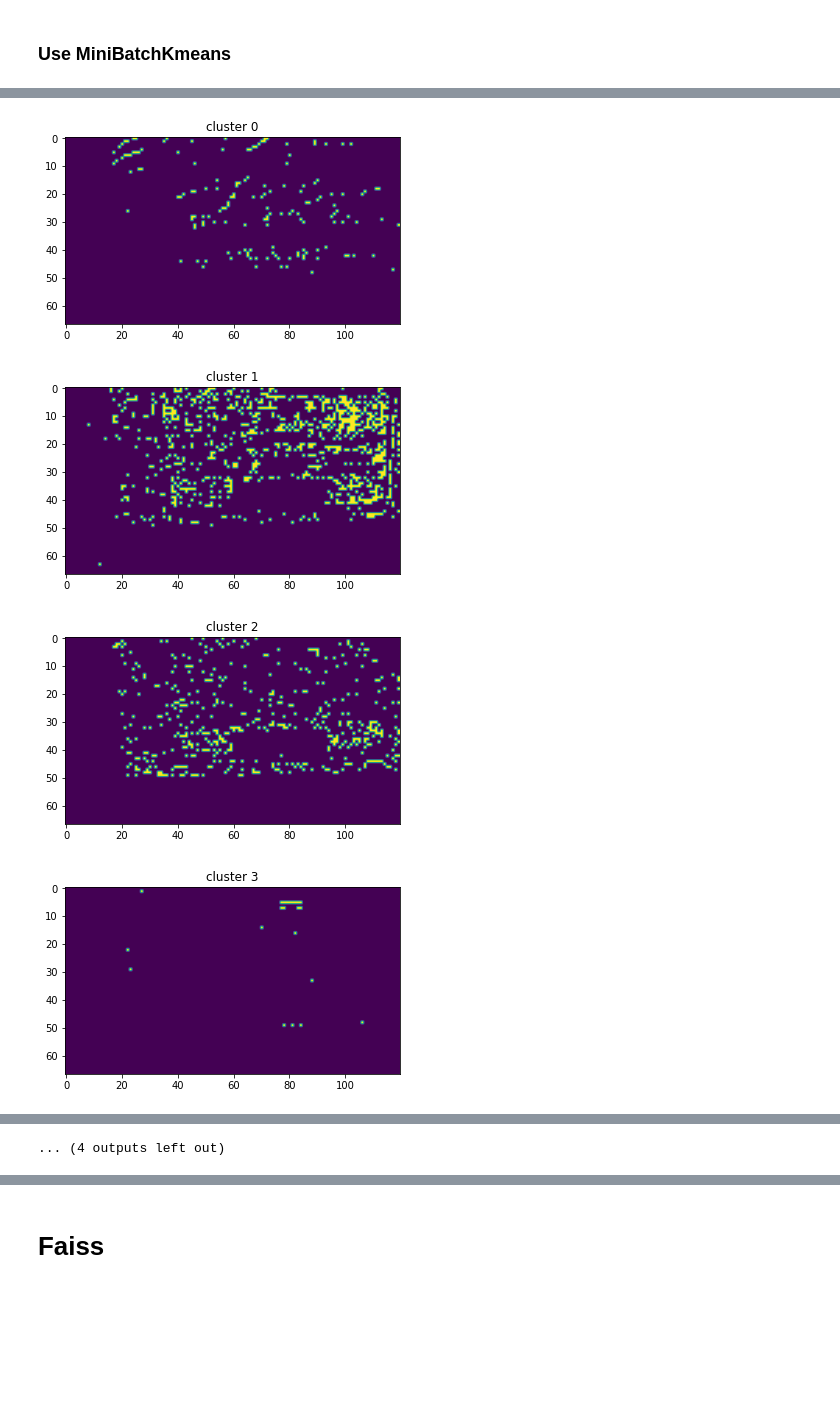
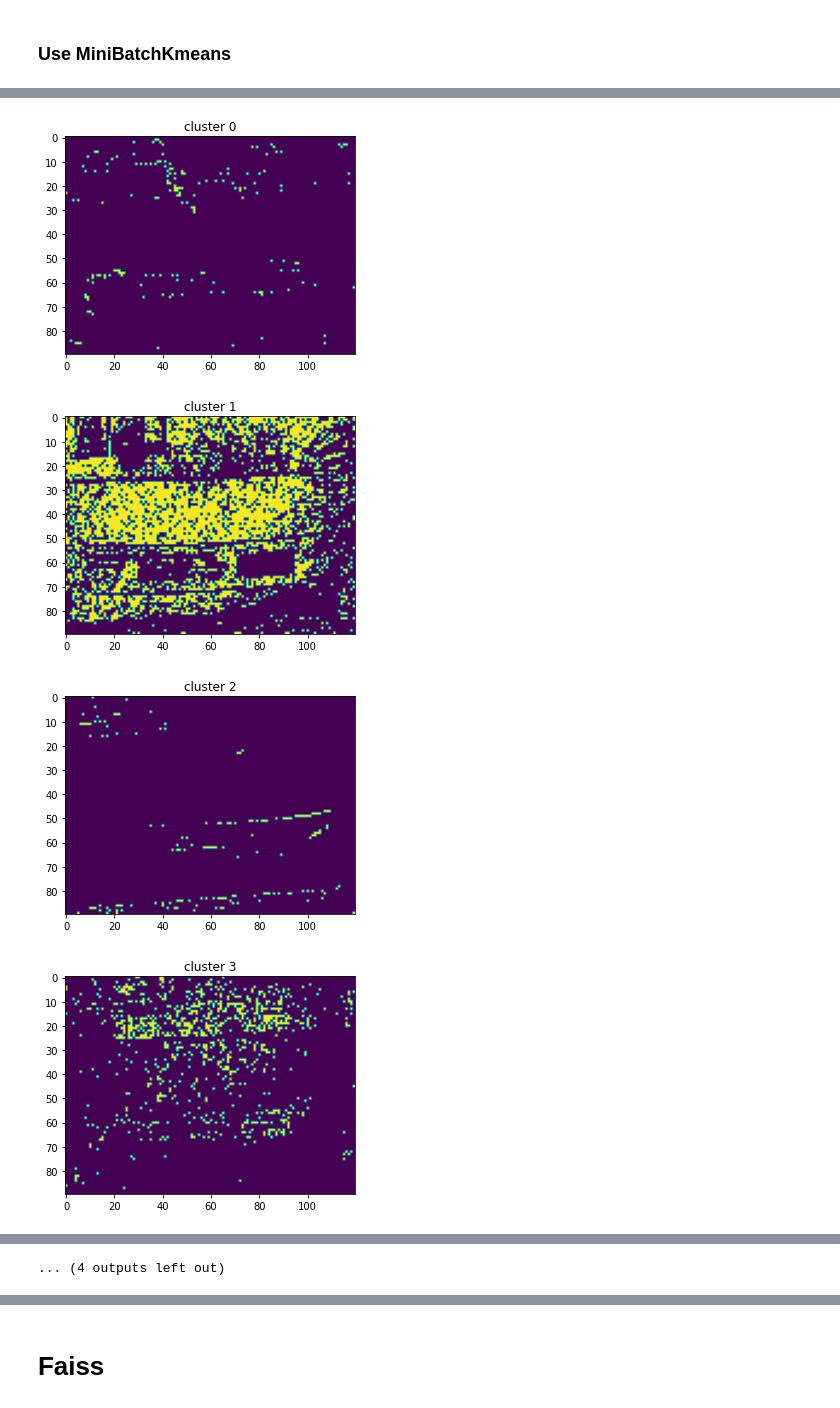
Before and after one commit to Dominique57/Barcode-Detector-GPGPU, a Jupyter notebook: python/prototypage.ipynb, the cells around one changed output, grey strips where cells are left out. Saved outputs shown, nothing was run; the diff lists cells and outputs as text; code cells hidden in the pictures; blank space fills up the shorter version.

```diff
--- a/python/prototypage.ipynb
+++ b/python/prototypage.ipynb
@@ -164,9 +166,9 @@ from sklearn.cluster import MiniBatchKMeans, KMeans
 from sklearn.preprocessing import StandardScaler, MinMaxScaler
 from sklearn.model_selection import train_test_split
 
-features_scaled = features.copy() # MinMaxScaler().fit_transform(features)
+features_scaled = features_train.copy() # MinMaxScaler().fit_transform(features)
+print(features_scaled.shape)
 
 n_clusters = 16
 clusterer = MiniBatchKMeans(n_clusters, random_state=3)
-clusterer.fit(features_scaled[0])
-labels = clusterer.predict(features_scaled[1])
+clusterer.fit(features_scaled)
@@ -173,4 +178,11 @@ labels = clusterer.predict(features_scaled[1])
-# %%
-predicted = labels.reshape(np.array(images[1].shape[:2]) // 16)
-color_lut = random_lut(clusterer.n_clusters)
-predicted_rgb = color_lut[predicted]
+# %%
+color_lut = random_lut(clusterer.n_clusters)
+
+labels = []
+predicted_rgb = []
+
+for i in range(n_samples):
+    _, col = images[i].shape
+    labels.append(clusterer.predict(features[i]))
+    labels[-1] = labels[-1].reshape(-1, col // 16)
+    predicted_rgb.append(color_lut[labels[-1]])
@@ -191,5 +225,5 @@ plt.imshow(rgb2gray(predicted_rgb), cmap='gray')
 # %%
-def keepCluster(image, class_):
+def keepCluster(image, predicted, class_):
     image = image.copy()
     image[predicted == class_] = 4269
     image[predicted != class_] = 0
@@ -199,10 +233,10 @@ def keepCluster(image, class_):
 # %%
 for i in range(clusterer.n_clusters):
     plt.figure()
     plt.title(f"cluster {i}")
-    keepCluster(predicted, i)
+    keepCluster(labels[0], labels[0], i)
 # %% [output]
-[figure, old version]
+[figure, new version]
-[figure, old version]
+[figure, new version]
-[figure, old version]
+[figure, new version]
-[figure, old version]
+[figure, new version]
```
Also changed, not shown: parts of 55 cells of this notebook, 1 other file.
